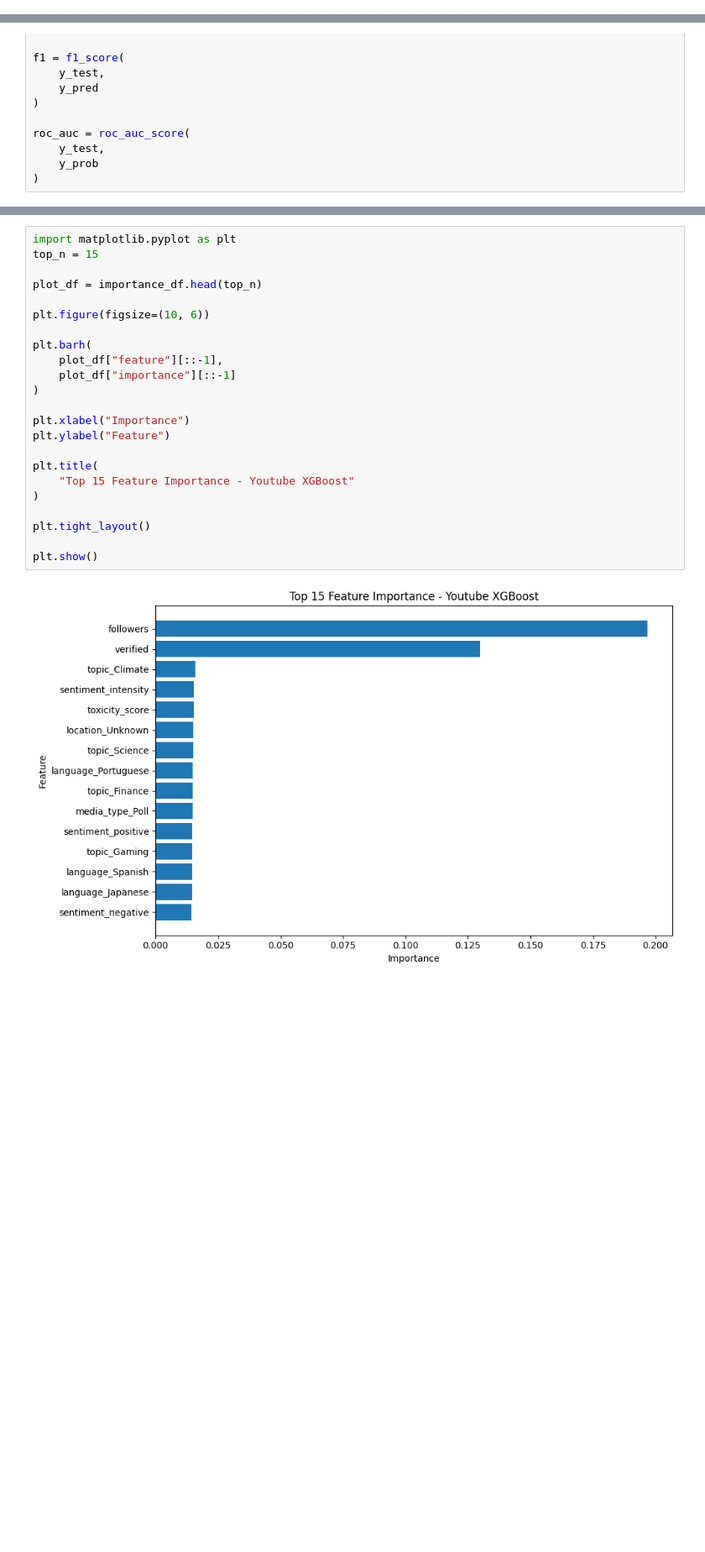
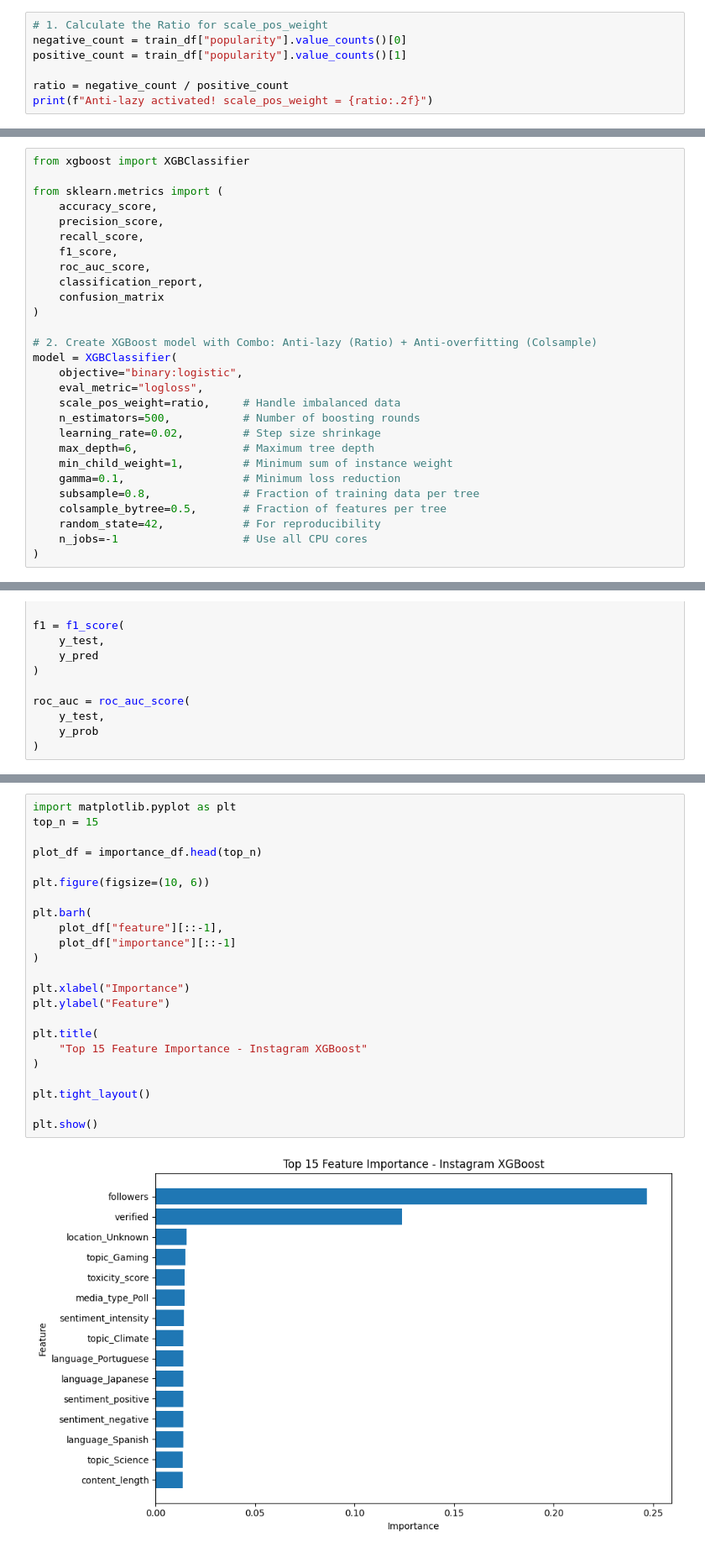
Before and after one commit to ThienY173/FDSE_2026_A_comparative_study_across_six_platforms, a Jupyter notebook: Metadata_train/youtube_baseline.ipynb, the cells around one changed output, grey strips where cells are left out. Shown at 84% size. Saved outputs shown, nothing was run; the diff lists cells and outputs as text; blank space fills up the shorter version.

```diff
--- a/Metadata_train/youtube_baseline.ipynb
+++ b/Metadata_train/youtube_baseline.ipynb
@@ -53,0 +54,7 @@ Name: proportion, dtype: float64
+# %%
+# 1. Calculate the Ratio for scale_pos_weight
+negative_count = train_df["popularity"].value_counts()[0]
+positive_count = train_df["popularity"].value_counts()[1]
+
+ratio = negative_count / positive_count
+print(f"Anti-lazy activated! scale_pos_weight = {ratio:.2f}")
@@ -103,3 +81,31 @@ model = XGBClassifier(
+# %%
+from xgboost import XGBClassifier
+
+from sklearn.metrics import (
+    accuracy_score,
+    precision_score,
+    recall_score,
+    f1_score,
+    roc_auc_score,
+    classification_report,
+    confusion_matrix
+)
+
+# 2. Create XGBoost model with Combo: Anti-lazy (Ratio) + Anti-overfitting (Colsample)
+model = XGBClassifier(
+    objective="binary:logistic",
+    eval_metric="logloss",
+    scale_pos_weight=ratio,     # Handle imbalanced data
+    n_estimators=500,           # Number of boosting rounds
+    learning_rate=0.02,         # Step size shrinkage
+    max_depth=6,                # Maximum tree depth
+    min_child_weight=1,         # Minimum sum of instance weight
+    gamma=0.1,                  # Minimum loss reduction
+    subsample=0.8,              # Fraction of training data per tree
+    colsample_bytree=0.5,       # Fraction of features per tree
+    random_state=42,            # For reproducibility
+    n_jobs=-1                   # Use all CPU cores
+)
 # %%
 print("\n" + "=" * 60)
 print("TRAINING XGBOOST...")
@@ -252,25 +246,25 @@ TOP 15 IMPORTANT FEATURES
 # %%
 import matplotlib.pyplot as plt
 top_n = 15
 
 plot_df = importance_df.head(top_n)
 
 plt.figure(figsize=(10, 6))
 
 plt.barh(
     plot_df["feature"][::-1],
     plot_df["importance"][::-1]
 )
 
 plt.xlabel("Importance")
 plt.ylabel("Feature")
 
 plt.title(
-    "Top 15 Feature Importance - Youtube XGBoost"
+    "Top 15 Feature Importance - Instagram XGBoost"
 )
 
 plt.tight_layout()
 
 plt.show()
 # %% [output]
-[figure, old version]
+[figure, new version]
```
Also changed, not shown: parts of 9 cells of this notebook, 18 other files.
